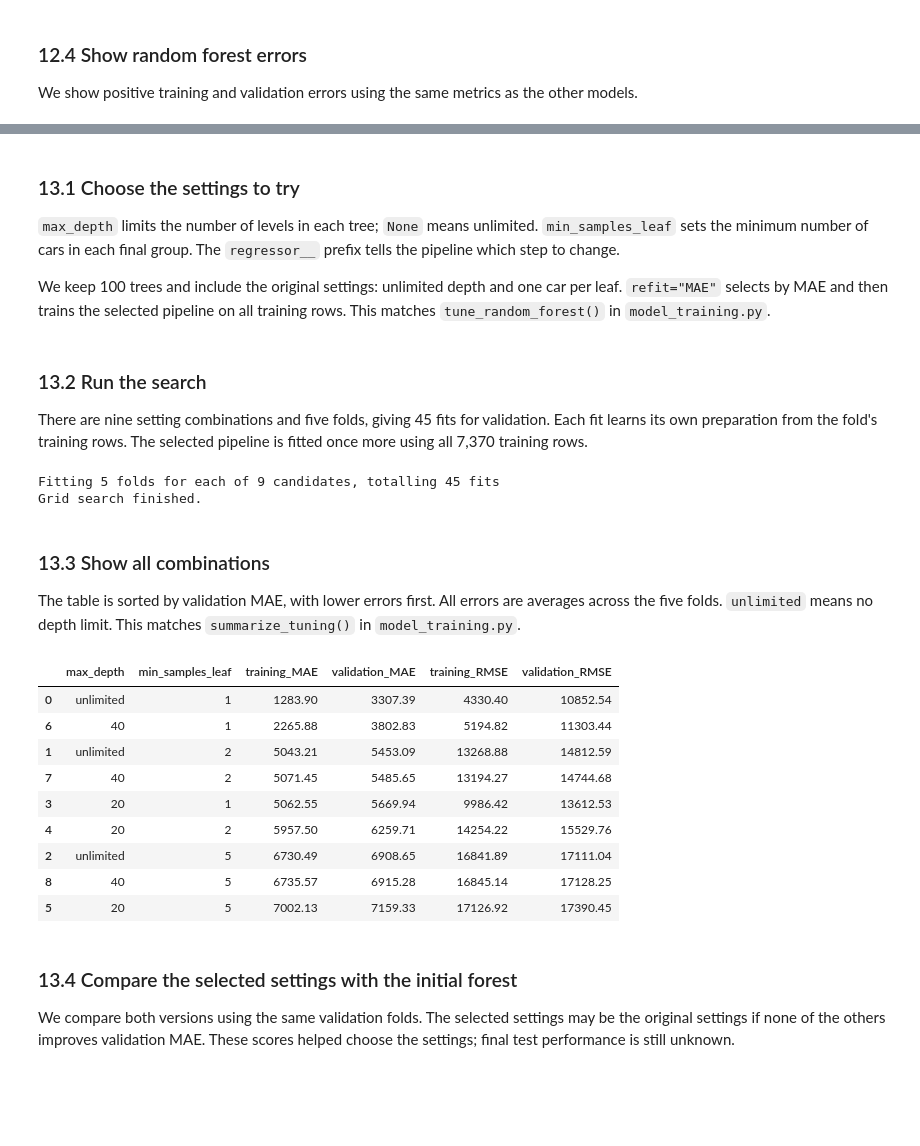
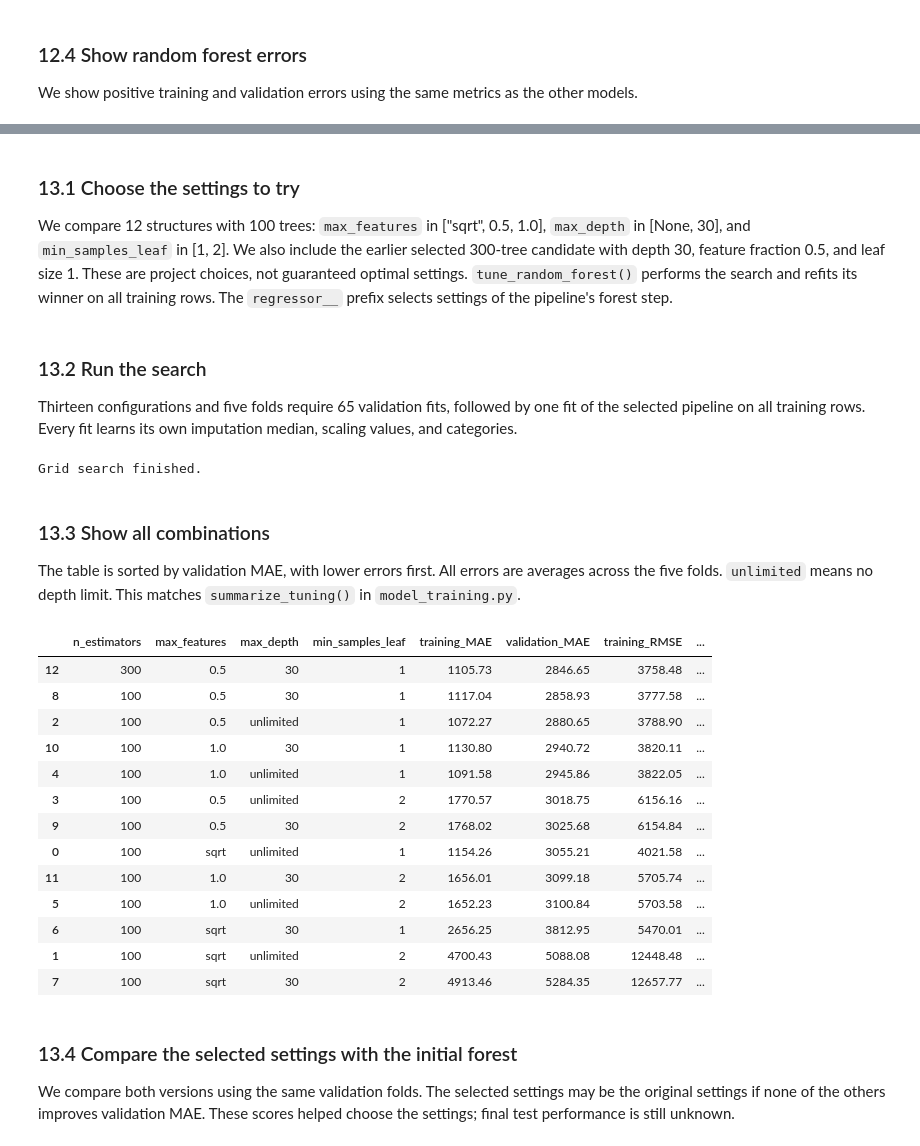
Before and after one commit to h571569/UsedCarPricePredicator-Dat158, a Jupyter notebook: notebooks/data_exploration.ipynb, the cells around one changed output, grey strips where cells are left out. Saved outputs shown, nothing was run; the diff lists cells and outputs as text; code cells hidden in the pictures; blank space fills up the shorter version.

Commit message:
Update model

```diff
--- a/notebooks/data_exploration.ipynb
+++ b/notebooks/data_exploration.ipynb
@@ -77,5 +86,5 @@ print(f"Rows missing engV: {df['engV'].isna().sum()}")
 # %% [output]
 Rows missing engV: 434
 # %%
-df = df.drop(columns=["engV"])
+df["engV"] = pd.to_numeric(df["engV"], errors="coerce")
 # %%
@@ -89,6 +100,8 @@ We counted rows that were identical in every column, then kept one copy of each.
 # %%
-print(f"Duplicates before cleaning: {df.duplicated().sum()}")
+duplicate_keys = df.columns.drop("engV").tolist()
+print(f"Duplicates before cleaning: {df.duplicated(subset=duplicate_keys).sum()}")
 # %% [output]
 Duplicates before cleaning: 125
 # %%
-df = df.drop_duplicates().copy()
+df = df.drop_duplicates(subset=duplicate_keys).copy()
+df = clean_engine_volume(df)
@@ -587,7 +631,10 @@ We try nine combinations using the same five folds. These values are our project
 # %% [markdown]
 ### 13.1 Choose the settings to try
 
-`max_depth` limits the number of levels in each tree; `None` means unlimited. `min_samples_leaf` sets the minimum number of cars in each final group. The `regressor__` prefix tells the pipeline which step to change.
-
-We keep 100 trees and include the original settings: unlimited depth and one car per leaf. `refit="MAE"` selects by MAE and then trains the selected pipeline on all training rows. This matches `tune_random_forest()` in `model_training.py`.
+We compare 12 structures with 100 trees: `max_features` in ["sqrt", 0.5, 1.0],
+`max_depth` in [None, 30], and `min_samples_leaf` in [1, 2]. We also include the
+earlier selected 300-tree candidate with depth 30, feature fraction 0.5, and leaf
+size 1. These are project choices, not guaranteed optimal settings.
+`tune_random_forest()` performs the search and refits its winner on all training
+rows. The `regressor__` prefix selects settings of the pipeline's forest step.
 # %%
@@ -611,41 +642,36 @@ grid_search = GridSearchCV(
 # %% [markdown]
 ### 13.2 Run the search
 
-There are nine setting combinations and five folds, giving 45 fits for validation. Each fit learns its own preparation from the fold's training rows. The selected pipeline is fitted once more using all 7,370 training rows.
+Thirteen configurations and five folds require 65 validation fits, followed by
+one fit of the selected pipeline on all training rows. Every fit learns its own
+imputation median, scaling values, and categories.
 # %%
-grid_search.fit(X_train, y_train)
+grid_search = tune_random_forest(X_train, y_train)
 print("Grid search finished.")
 # %% [output]
-Fitting 5 folds for each of 9 candidates, totalling 45 fits
 Grid search finished.
 # %% [markdown]
 ### 13.3 Show all combinations
 
 The table is sorted by validation MAE, with lower errors first. All errors are averages across the five folds. `unlimited` means no depth limit. This matches `summarize_tuning()` in `model_training.py`.
 # %%
-scores = grid_search.cv_results_
-grid_results = pd.DataFrame({
-    "max_depth": pd.Series(scores["param_regressor__max_depth"], dtype=object),
-    "min_samples_leaf": scores["param_regressor__min_samples_leaf"],
-    "training_MAE": -scores["mean_train_MAE"],
-    "validation_MAE": -scores["mean_test_MAE"],
-    "training_RMSE": -scores["mean_train_RMSE"],
-    "validation_RMSE": -scores["mean_test_RMSE"],
-})
-grid_results["max_depth"] = grid_results["max_depth"].fillna("unlimited")
-grid_results = grid_results.sort_values("validation_MAE")
+grid_results = summarize_tuning(grid_search)
 grid_results.round(2)
 # %% [output]
-|  | max_depth | min_samples_leaf | training_MAE | validation_MAE | training_RMSE | validation_RMSE |
-| 0 | unlimited | 1 | 1283.90 | 3307.39 | 4330.40 | 10852.54 |
-| 6 | 40 | 1 | 2265.88 | 3802.83 | 5194.82 | 11303.44 |
-| 1 | unlimited | 2 | 5043.21 | 5453.09 | 13268.88 | 14812.59 |
-| 7 | 40 | 2 | 5071.45 | 5485.65 | 13194.27 | 14744.68 |
-| 3 | 20 | 1 | 5062.55 | 5669.94 | 9986.42 | 13612.53 |
-| 4 | 20 | 2 | 5957.50 | 6259.71 | 14254.22 | 15529.76 |
-| 2 | unlimited | 5 | 6730.49 | 6908.65 | 16841.89 | 17111.04 |
-| 8 | 40 | 5 | 6735.57 | 6915.28 | 16845.14 | 17128.25 |
-| 5 | 20 | 5 | 7002.13 | 7159.33 | 17126.92 | 17390.45 |
+|  | n_estimators | max_features | max_depth | min_samples_leaf | training_MAE | validation_MAE | training_RMSE | ... |
+| 12 | 300 | 0.5 | 30 | 1 | 1105.73 | 2846.65 | 3758.48 | ... |
+| 8 | 100 | 0.5 | 30 | 1 | 1117.04 | 2858.93 | 3777.58 | ... |
+| 2 | 100 | 0.5 | unlimited | 1 | 1072.27 | 2880.65 | 3788.90 | ... |
+| 10 | 100 | 1.0 | 30 | 1 | 1130.80 | 2940.72 | 3820.11 | ... |
+| 4 | 100 | 1.0 | unlimited | 1 | 1091.58 | 2945.86 | 3822.05 | ... |
+| 3 | 100 | 0.5 | unlimited | 2 | 1770.57 | 3018.75 | 6156.16 | ... |
+| 9 | 100 | 0.5 | 30 | 2 | 1768.02 | 3025.68 | 6154.84 | ... |
+| 0 | 100 | sqrt | unlimited | 1 | 1154.26 | 3055.21 | 4021.58 | ... |
+| 11 | 100 | 1.0 | 30 | 2 | 1656.01 | 3099.18 | 5705.74 | ... |
+| 5 | 100 | 1.0 | unlimited | 2 | 1652.23 | 3100.84 | 5703.58 | ... |
+| 6 | 100 | sqrt | 30 | 1 | 2656.25 | 3812.95 | 5470.01 | ... |
+| 1 | 100 | sqrt | unlimited | 2 | 4700.43 | 5088.08 | 12448.48 | ... |
+| 7 | 100 | sqrt | 30 | 2 | 4913.46 | 5284.35 | 12657.77 | ... |
 # %% [markdown]
 ### 13.4 Compare the selected settings with the initial forest
 
```
Also changed, not shown: parts of 48 cells of this notebook, 10 other files.
